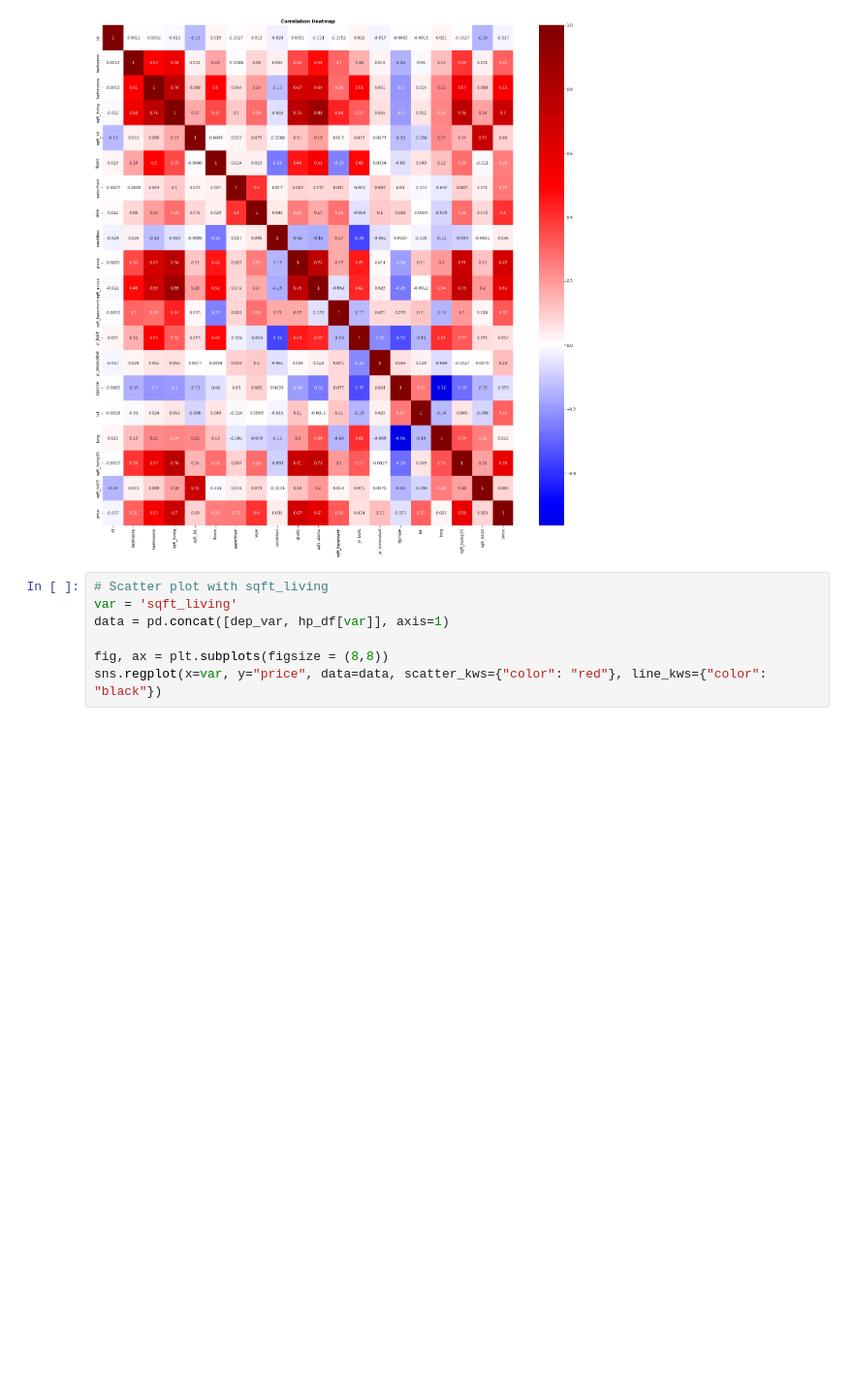
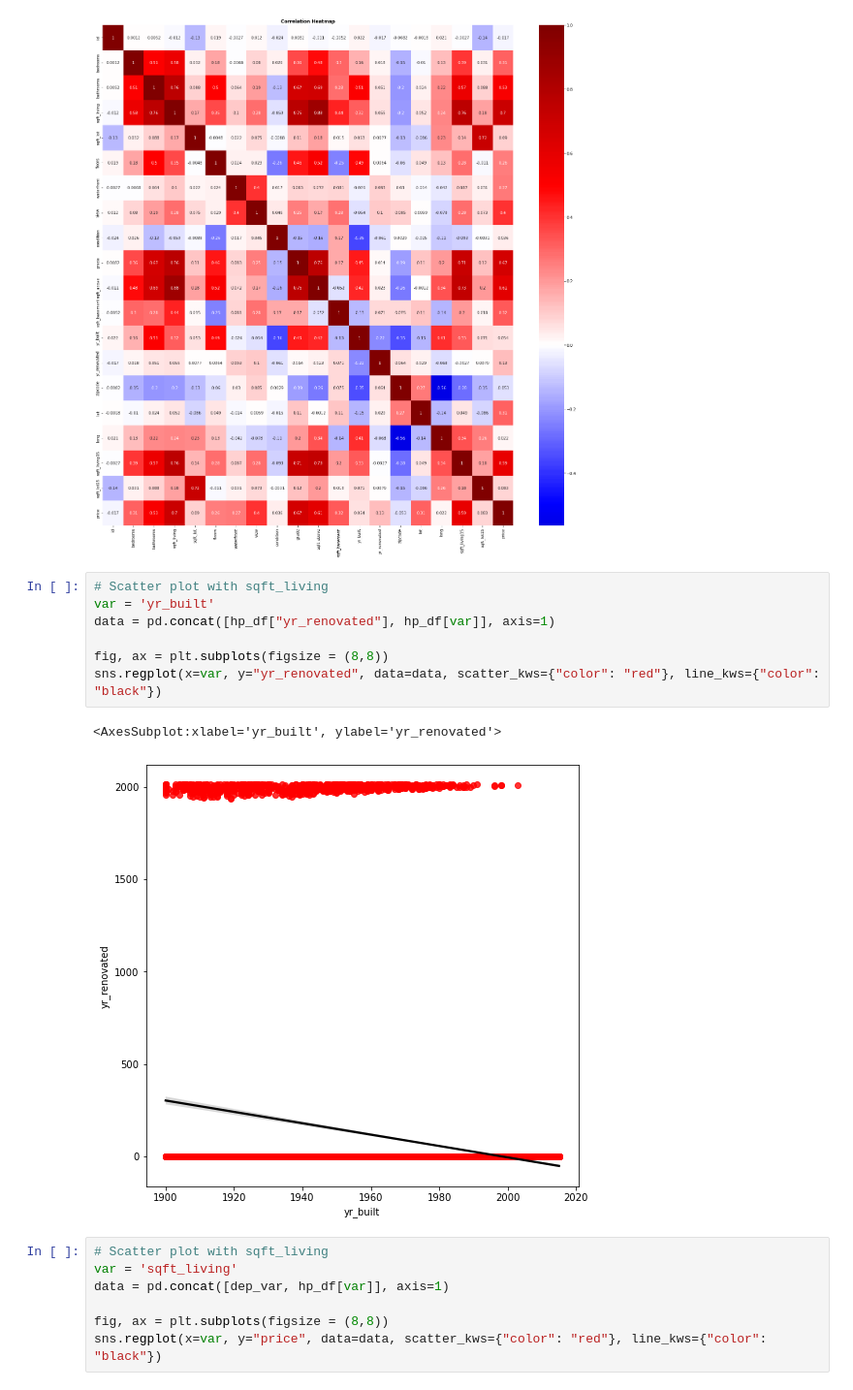
Before and after one commit to rikesahn/Mid_Term_Project, a Jupyter notebook: House_Prices_Case_Study.ipynb, the cells around one changed output. Shown at 97% size. Cells and saved outputs as stored; diff of their text form; blank space fills up the shorter version.

```diff
--- a/House_Prices_Case_Study.ipynb
+++ b/House_Prices_Case_Study.ipynb
@@ -507,6 +525,16 @@ sns.boxplot(dep_var)
 my_correlation_heatmap(hp_df, figsize=(24,24))
 # %% [output]
 [figure]
+# %%
+# Scatter plot with sqft_living
+var = 'yr_built'
+data = pd.concat([hp_df["yr_renovated"], hp_df[var]], axis=1)
+
+fig, ax = plt.subplots(figsize = (8,8))
+sns.regplot(x=var, y="yr_renovated", data=data, scatter_kws={"color": "red"}, line_kws={"color": "black"})
+# %% [output]
+<AxesSubplot:xlabel='yr_built', ylabel='yr_renovated'>
+[figure, added]
 # %%
 # Scatter plot with sqft_living
 var = 'sqft_living'
```
Also changed, not shown: parts of 11 cells of this notebook.
